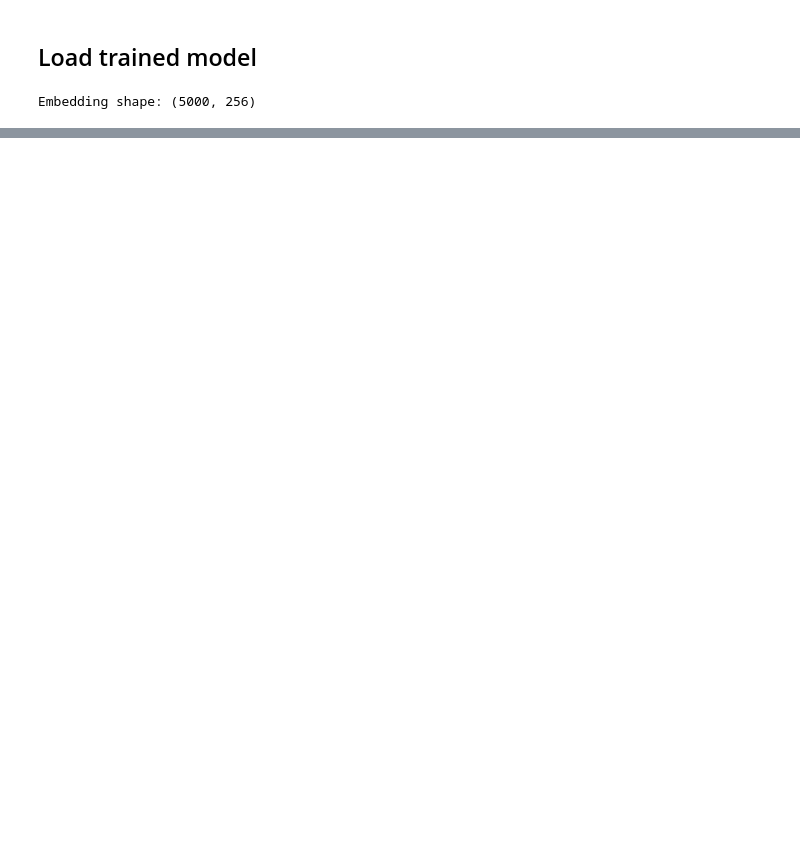
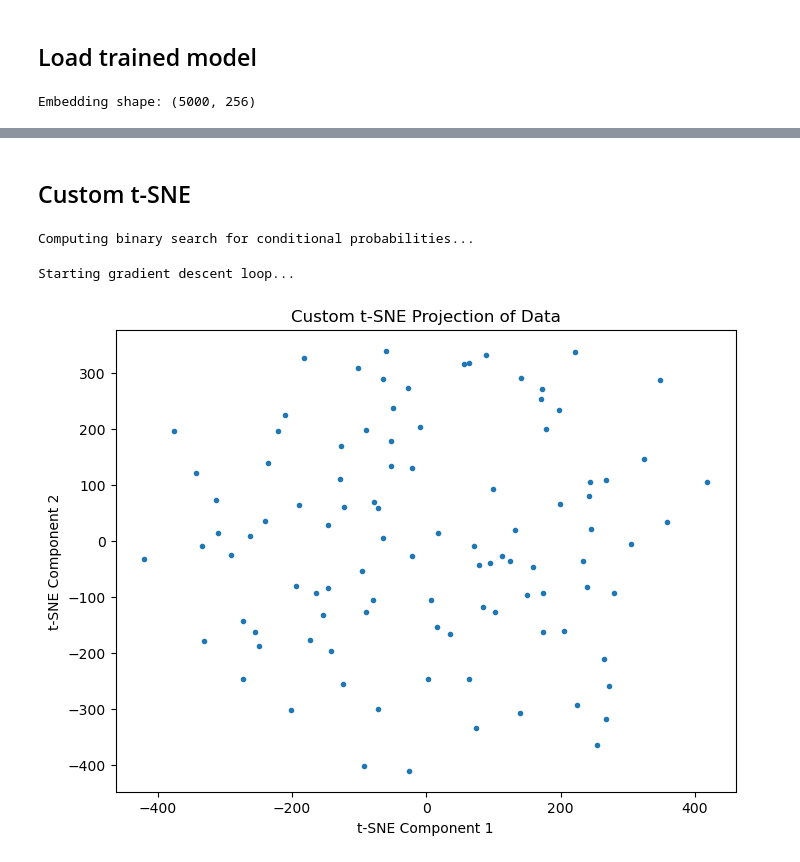
Before and after one commit to AntoineTSP/Advanced_ML, a Jupyter notebook: Embedding_imdb/Visualization.ipynb, the cells around one changed output, grey strips where cells are left out. Cells and saved outputs as stored; diff of their text form; code cells hidden in the pictures; blank space fills up the shorter version.

```diff
--- a/Embedding_imdb/Visualization.ipynb
+++ b/Embedding_imdb/Visualization.ipynb
@@ -40,0 +50,2 @@ plt.show()
+# %% [markdown]
+## Custom t-SNE
@@ -40,0 +54,16 @@ plt.show()
+# %%
+t = TSNE(n_components=2, perplexity=30)
+# %%
+low_dim_embedding = t.fit_transform(embedding[:100], verbose=True)
+# %% [output]
+Computing binary search for conditional probabilities...
+Starting gradient descent loop...
+# %%
+plt.figure(figsize=(8, 6))
+plt.scatter(low_dim_embedding[:, 0], low_dim_embedding[:, 1], marker='.')
+plt.title('Custom t-SNE Projection of Data')
+plt.xlabel('t-SNE Component 1')
+plt.ylabel('t-SNE Component 2')
+plt.show()
+# %% [output]
+[figure, added]
```
Also changed, not shown: parts of 6 cells of this notebook, 2 other files.
